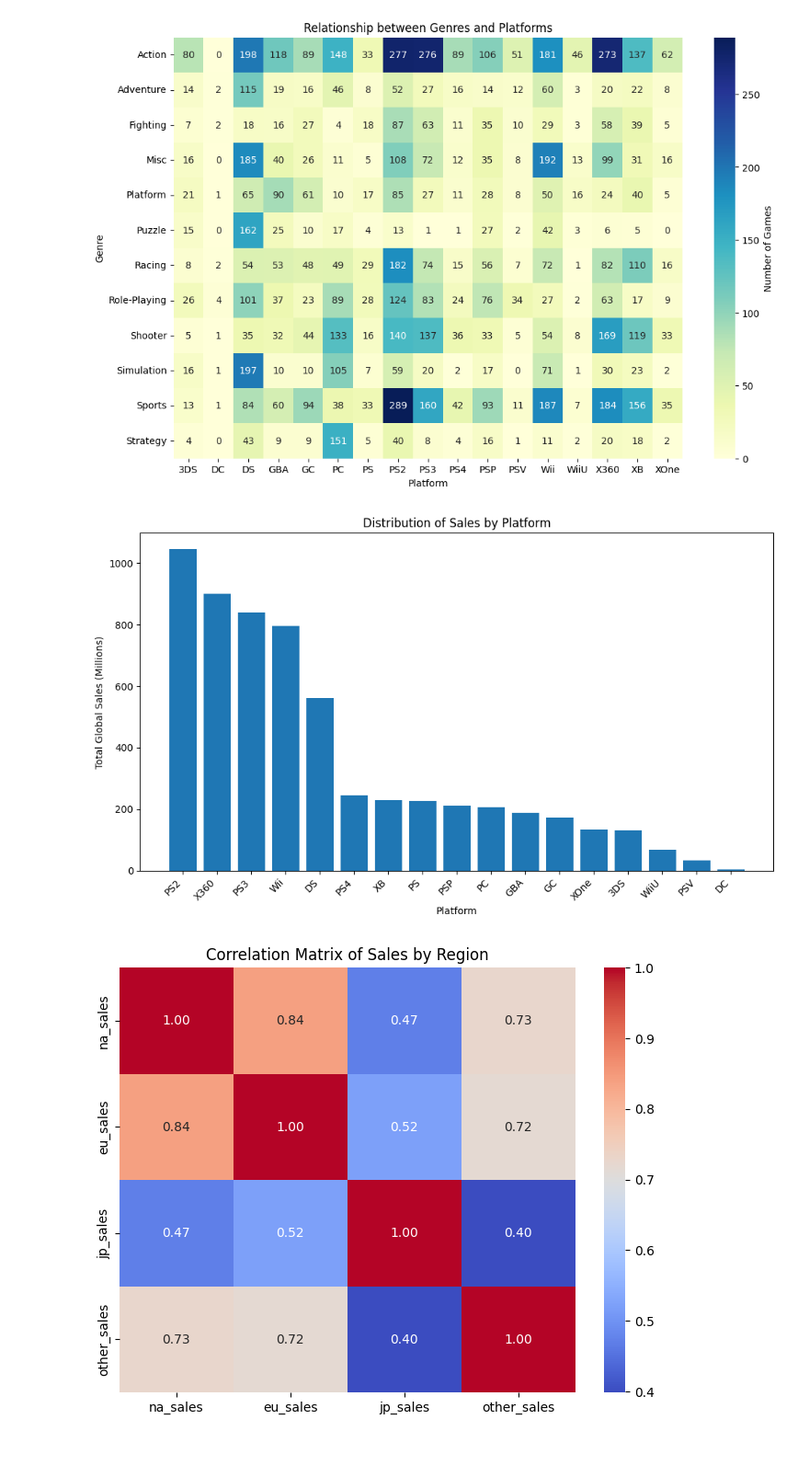
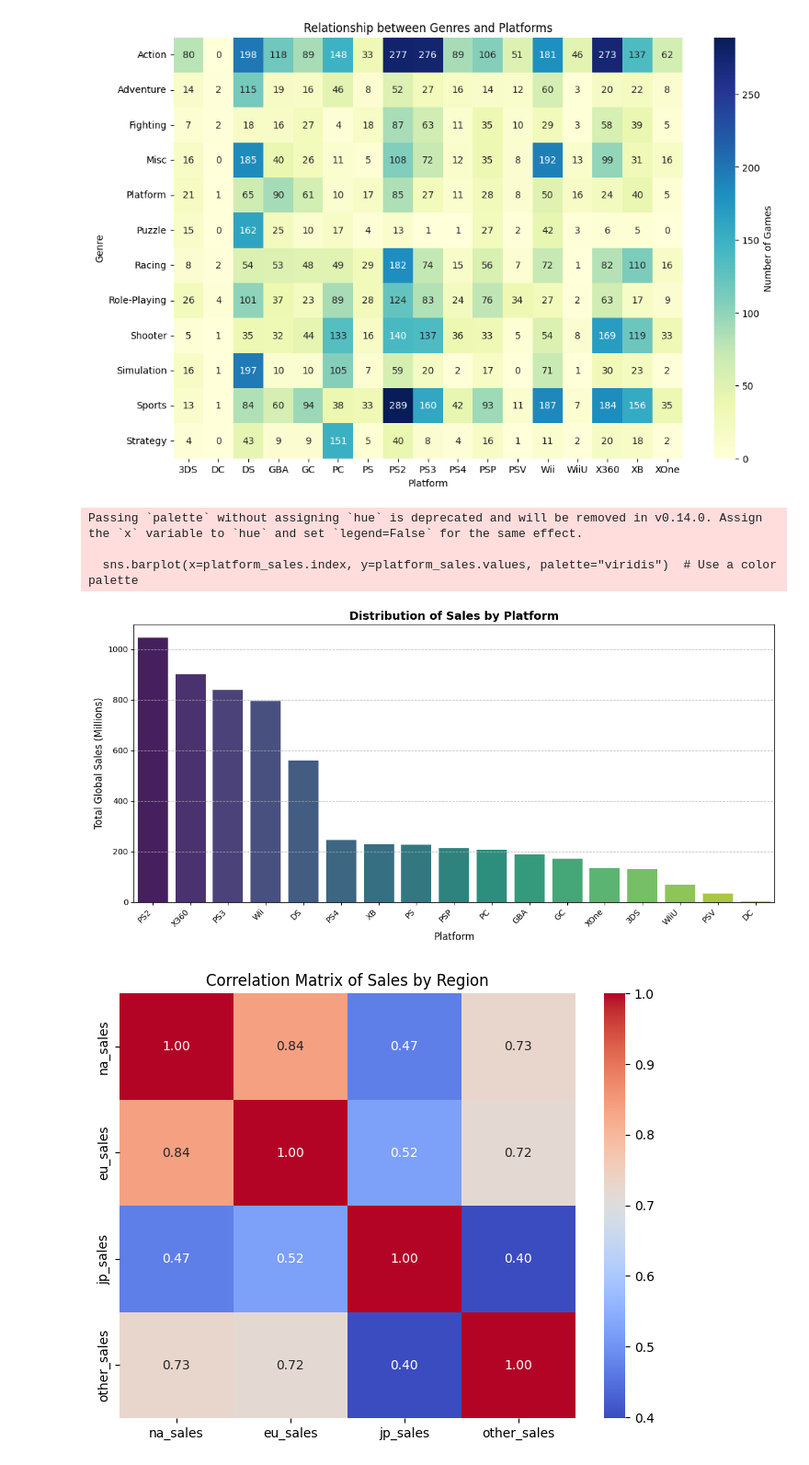
Before and after one commit to Mlnvl/python_classp, a Jupyter notebook: My_DV_Project.ipynb, the cells around one changed output. Shown at 92% size. Cells and saved outputs as stored; diff of their text form; code cells hidden in the pictures.

```diff
--- a/My_DV_Project.ipynb
+++ b/My_DV_Project.ipynb
@@ -751,23 +678,32 @@ plt.show()
 # %%
 import pandas as pd
 import matplotlib.pyplot as plt
+import seaborn as sns  # Import seaborn for better styling
 
 # Assuming your DataFrame is named 'df'
 
 # Group data by platform and sum global sales
 platform_sales = df.groupby('platform')['global_sales'].sum().sort_values(ascending=False)
 
-# Create the histogram
-plt.figure(figsize=(10, 6))
-plt.bar(platform_sales.index, platform_sales.values)
-plt.xlabel("Platform")
-plt.ylabel("Total Global Sales (Millions)")
-plt.title("Distribution of Sales by Platform")
-plt.xticks(rotation=45, ha='right')  # Rotate x-axis labels for readability
-plt.tight_layout()
+# Create the histogram using seaborn for better styling
+plt.figure(figsize=(12, 6))  # Adjust figure size for better visibility
+sns.barplot(x=platform_sales.index, y=platform_sales.values, palette="viridis")  # Use a color palette
+
+# Customize the plot
+plt.xlabel("Platform", fontsize=12)  # Increase font size
+plt.ylabel("Total Global Sales (Millions)", fontsize=12)  # Increase font size
+plt.title("Distribution of Sales by Platform", fontsize=14, fontweight='bold')  # Increase font size and make bold
+plt.xticks(rotation=45, ha='right', fontsize=10)  # Rotate x-axis labels for readability
+plt.grid(axis='y', linestyle='--', alpha=0.7)  # Add a subtle grid
+
+# Display the plot
+plt.tight_layout()  # Adjust layout for better spacing
 plt.show()
 # %% [output]
+Passing `palette` without assigning `hue` is deprecated and will be removed in v0.14.0. Assign the `x` variable to `hue` and set `legend=False` for the same effect.
+
+  sns.barplot(x=platform_sales.index, y=platform_sales.values, palette="viridis")  # Use a color palette
-[figure, old version]
+[figure, new version]
 # %%
 import pandas as pd
 import seaborn as sns
```
Also changed, not shown: parts of 7 cells of this notebook.
